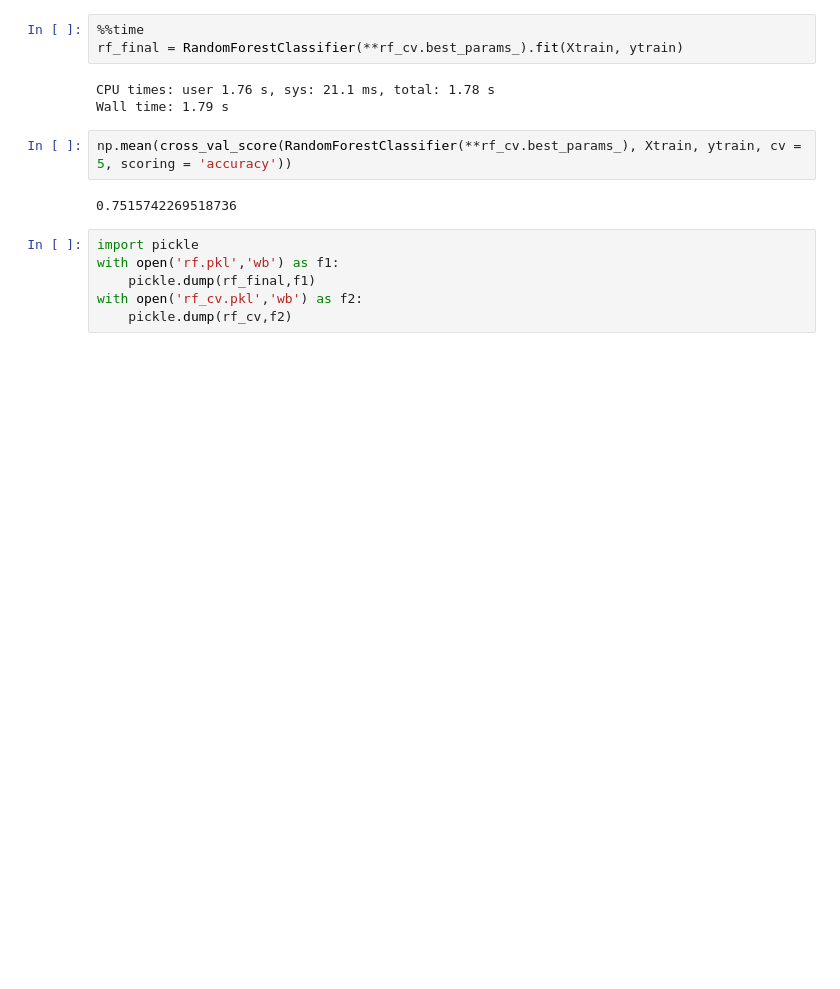
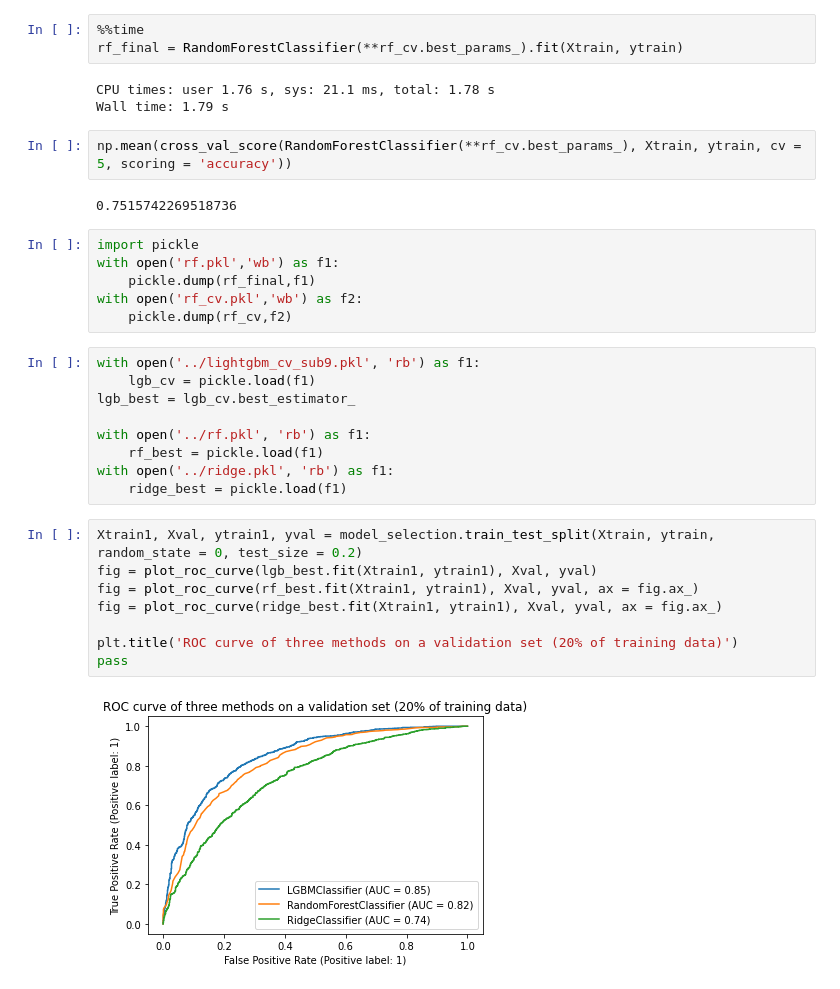
Before and after one commit to ZhuoqunWang0120/cs671kaggle, a Jupyter notebook: randomforest.ipynb, the cells around one changed output. Drawn from its saved outputs; the diff is of its cells as text; blank space fills up the shorter version.

Commit message:
visual

```diff
--- a/randomforest.ipynb
+++ b/randomforest.ipynb
@@ -71,3 +73,22 @@ with open('rf.pkl','wb') as f1:
     pickle.dump(rf_final,f1)
 with open('rf_cv.pkl','wb') as f2:
     pickle.dump(rf_cv,f2)
+# %%
+with open('../lightgbm_cv_sub9.pkl', 'rb') as f1:
+    lgb_cv = pickle.load(f1)
+lgb_best = lgb_cv.best_estimator_
+
+with open('../rf.pkl', 'rb') as f1:
+    rf_best = pickle.load(f1)
+with open('../ridge.pkl', 'rb') as f1:
+    ridge_best = pickle.load(f1)
+# %%
+Xtrain1, Xval, ytrain1, yval = model_selection.train_test_split(Xtrain, ytrain, random_state = 0, test_size = 0.2)
+fig = plot_roc_curve(lgb_best.fit(Xtrain1, ytrain1), Xval, yval)
+fig = plot_roc_curve(rf_best.fit(Xtrain1, ytrain1), Xval, yval, ax = fig.ax_)
+fig = plot_roc_curve(ridge_best.fit(Xtrain1, ytrain1), Xval, yval, ax = fig.ax_)
+
+plt.title('ROC curve of three methods on a validation set (20% of training data)')
+pass
+# %% [output]
+[figure, added]
```
Also changed, not shown: parts of 1 cell of this notebook.
